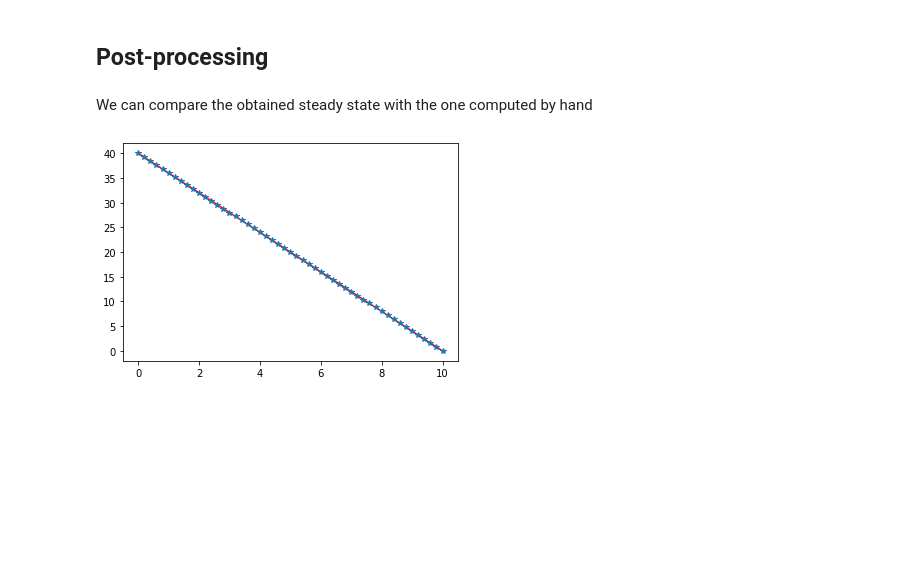
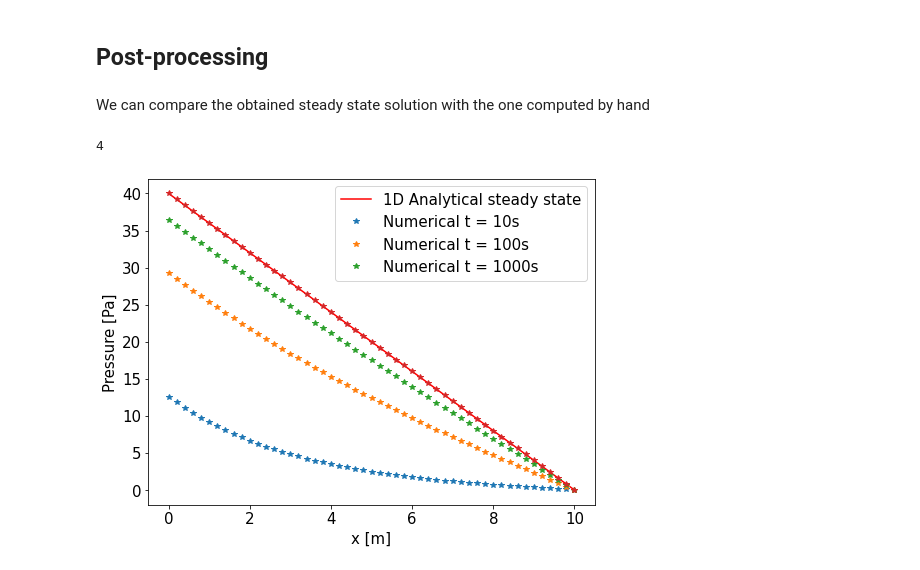
Before and after one commit to jeannafta/pre-study, a Jupyter notebook: hydro/EdgeInjection.ipynb, the cells around one changed output. Saved outputs shown, nothing was run; the diff lists cells and outputs as text; code cells hidden in the pictures; blank space fills up the shorter version.

```diff
--- a/hydro/EdgeInjection.ipynb
+++ b/hydro/EdgeInjection.ipynb
@@ -18,12 +18,12 @@ from petsc4py.PETSc import ScalarType
 ## Read the mesh
 # %%
 # Read the mesh
-with XDMFFile(MPI.COMM_WORLD, "mesh_rectangle/rectangle_mesh.xdmf", "r") as xdmf:
+with XDMFFile(MPI.COMM_WORLD, "mesh_rectangle/linear/rectangle_mesh.xdmf", "r") as xdmf:
     mesh = xdmf.read_mesh(name="Grid")
     cell_tags = xdmf.read_meshtags(mesh, name="Grid")
 mesh.topology.create_connectivity(mesh.topology.dim-1, mesh.topology.dim)
 
-with XDMFFile(MPI.COMM_WORLD, "mesh_rectangle/rectangle_facet_mesh.xdmf", "r") as xdmf:
+with XDMFFile(MPI.COMM_WORLD, "mesh_rectangle/linear/rectangle_facet_mesh.xdmf", "r") as xdmf:
     facet_tags = xdmf.read_meshtags(mesh, name="Grid")
 # %% [markdown]
 ## Plot the mesh
@@ -43,8 +43,8 @@ Renderer(camera=PerspectiveCamera(aspect=1.3333333333333333, children=(Direction
 ## Define temporal parameters
 # %%
 t = 0 # Start time
-T = 1000.0 # Final time
-num_steps = 50
+T = 1000.0 # Final time 1000
+num_steps = 100
 dt = T / num_steps # time step size
 # %% [markdown]
 ## Finite element function space
@@ -137,6 +137,7 @@ plot_function(0, p_h)
 # %% [output]
 AppLayout(children=(VBox(children=(HTML(value='<h3>u(0)</h3>'), Dropdown(description='Colormap:', options={'Br…
 # %%
+p_bottom_vec = [] # for saving
 for i in range(num_steps):
     t += dt
 
@@ -160,4 +161,8 @@ for i in range(num_steps):
     # Plot every 15th time step
     if i % 15 == 0:
         plot_function(t, p_h)
+
+    if t == 10 or t == 50 or t == 100 or t == 1000:
+        # also save the values
+        p_bottom_vec.append(p_h.x.array[mesh.geometry.x[:,1]==0])
 # %% [output]
@@ -168,7 +176,7 @@ AppLayout(children=(VBox(children=(HTML(value='<h3>u(920.0)</h3>'), Dropdown(des
 # %% [markdown]
 ## Post-processing
 # %% [markdown]
-We can compare the obtained steady state with the one computed by hand
+We can compare the obtained steady state solution with the one computed by hand
 # %%
 import matplotlib.pyplot as plt
 # %%
@@ -180,19 +188,32 @@ def p_analytical(x):
 # %%
 # look for the pressures on L_bottom
 x_bottom = mesh.geometry.x[mesh.geometry.x[:,1]==0][:,0]
-p_bottom = p_h.x.array[mesh.geometry.x[:,1]==0]
+#p_bottom = p_h.x.array[mesh.geometry.x[:,1]==0]
 # sort these pressures according to the radial distance from point A
 index_order = np.argsort(x_bottom)
 x_numerical = x_bottom[index_order]
-p_numerical = p_bottom[index_order]
+for ind, p_bottom in enumerate(p_bottom_vec):
+    p_bottom_vec[ind] = p_bottom[index_order]
+len(p_bottom_vec)
+# %% [output]
+4
 # %%
 # plot with matplotlib
 
 # x axis for analytical solution
 x = np.arange(0., 10., 0.01)
 
 # plot
-plt.plot(x, p_analytical(x), 'r-', x_numerical, p_numerical, '*')
+plt.figure(figsize=(8, 6))
+plt.plot(x, p_analytical(x), 'r-')
+for ind, p_bottom in enumerate(p_bottom_vec):
+    plt.plot(x_numerical, p_bottom, '*')
+plt.legend(['1D Analytical steady state', 'Numerical t = 10s', 'Numerical t = 100s', 'Numerical t = 1000s'], loc='upper right', fontsize = 15)
+plt.xticks(fontsize=15)
+plt.yticks(fontsize=15)
+plt.xlabel('x [m]', fontsize=15)
+plt.ylabel('Pressure [Pa]', fontsize=15)
+plt.savefig("edge_injection.png", )
 plt.show()
 # %% [output]
-[figure, old version]
+[figure, new version]
```
Also changed, not shown: parts of 3 cells of this notebook, 20 other files.
